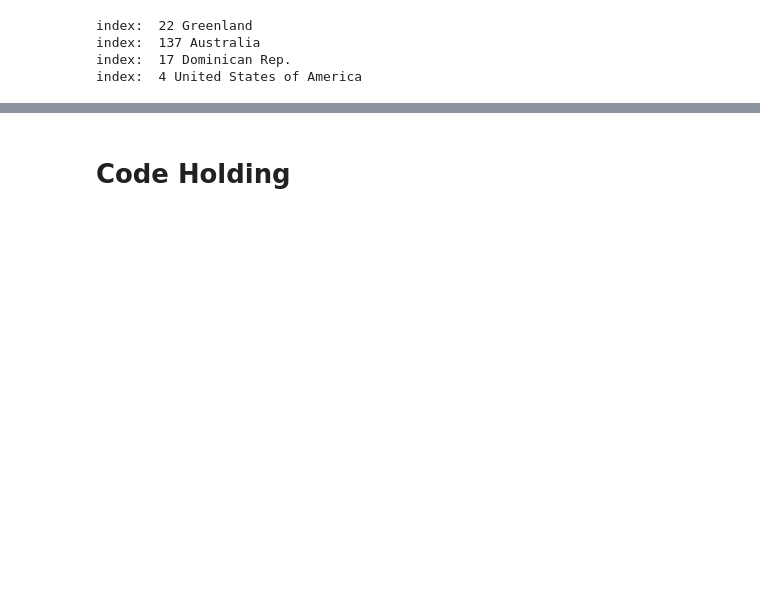
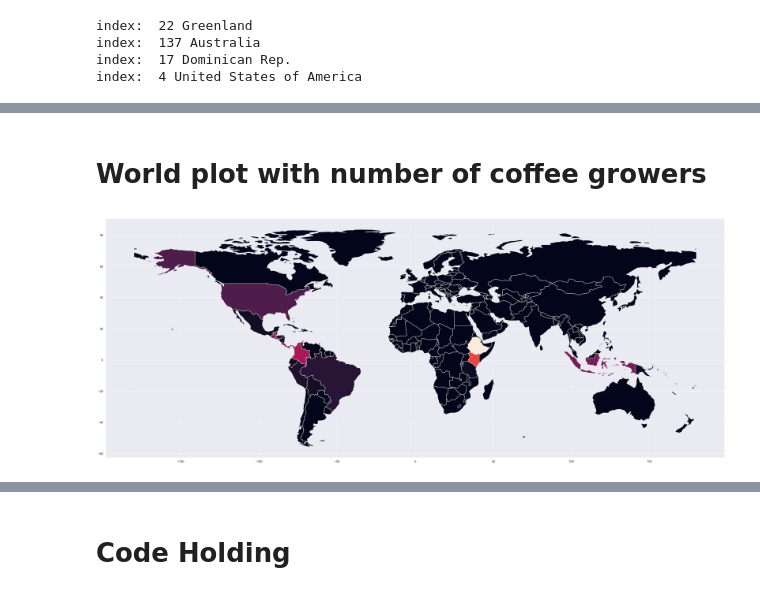
Before and after one commit to AnnikaNoren/dsc-capstone-project-v2-online-ds-pt-071519, a Jupyter notebook: coffee_visualizations.ipynb, the cells around one changed output, grey strips where cells are left out. Drawn from its saved outputs; the diff is of its cells as text; code cells hidden in the pictures; blank space fills up the shorter version.

```diff
--- a/coffee_visualizations.ipynb
+++ b/coffee_visualizations.ipynb
@@ -358,0 +457,6 @@ world.head(20)
+# %% [markdown]
+# World plot with number of coffee growers
+# %%
+world.plot(figsize = (40,18), column='number of growers');
+# %% [output]
+[figure, added]
```
Also changed, not shown: parts of 38 cells of this notebook, 3 other files.
